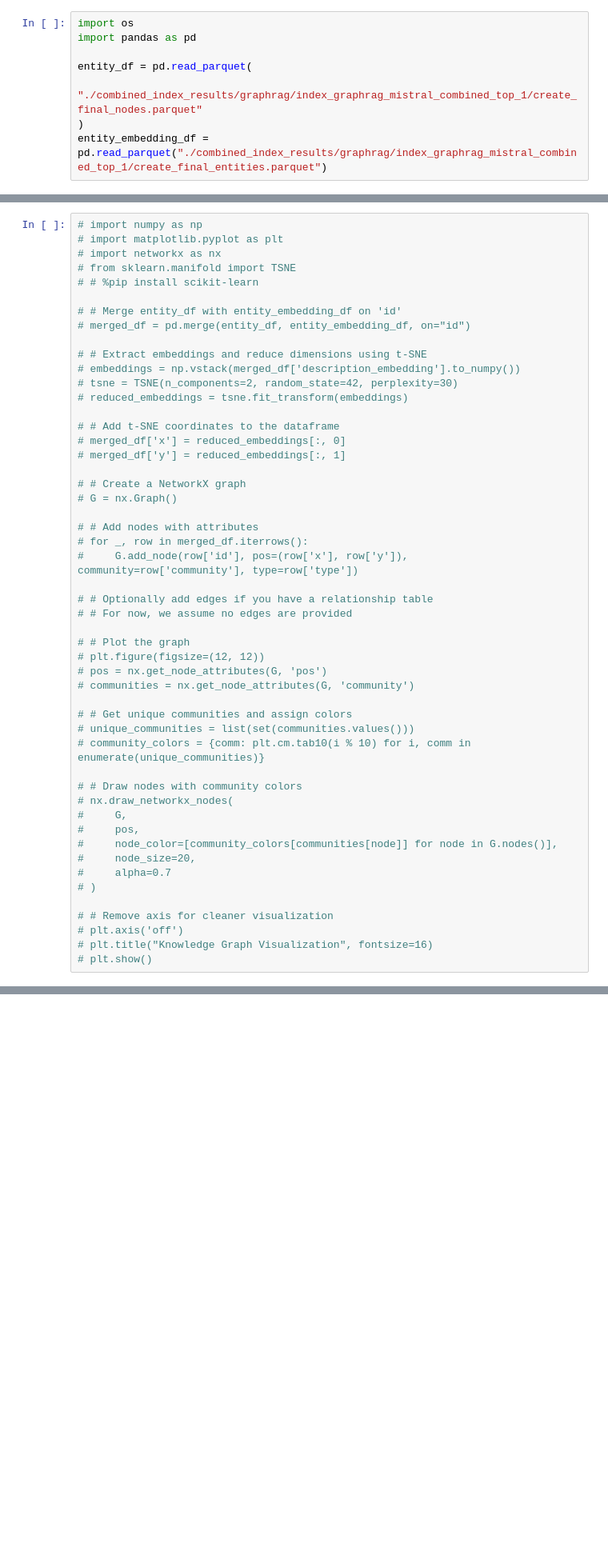
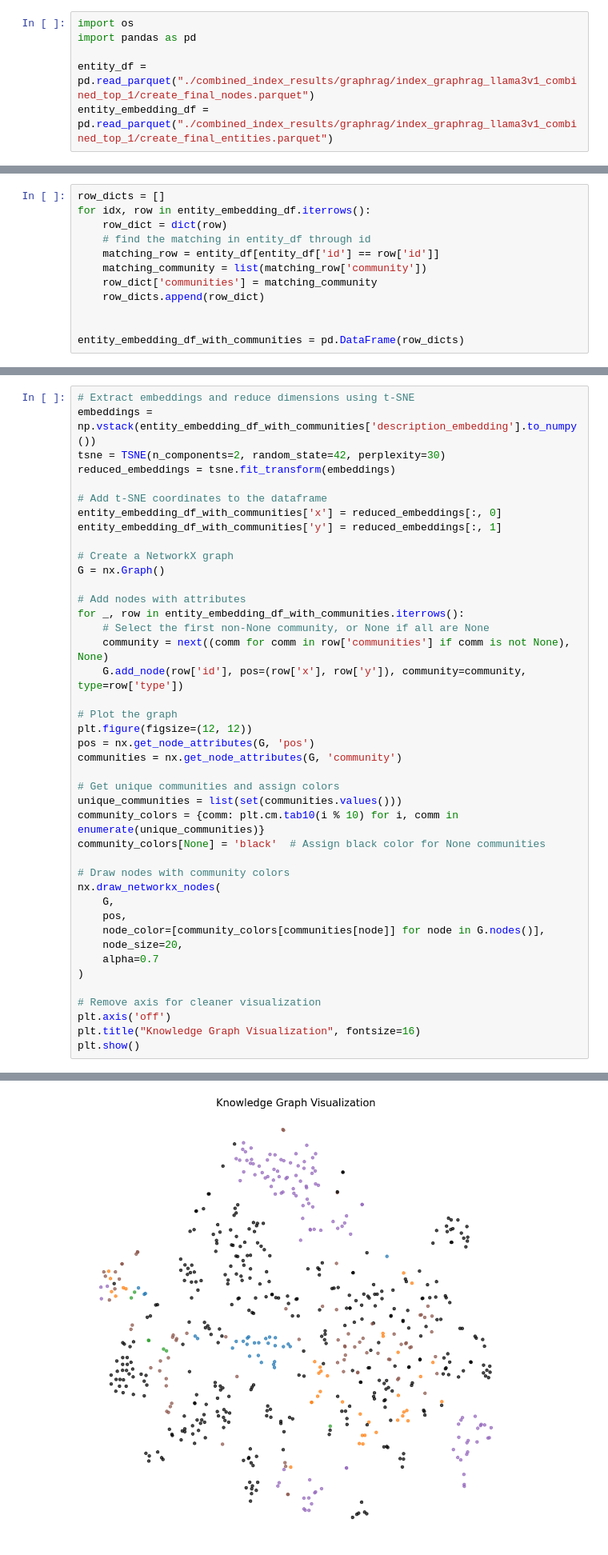
Before and after one commit to ChihchengHsieh/graphrage_for_all, a Jupyter notebook: community_plot.ipynb, the cells around one changed output, grey strips where cells are left out. Shown at 80% size. Saved outputs shown, nothing was run; the diff lists cells and outputs as text; blank space fills up the shorter version.

Commit message:
add plotting from mac.

```diff
--- a/community_plot.ipynb
+++ b/community_plot.ipynb
@@ -2,7 +2,5 @@
 import os
 import pandas as pd
 
-entity_df = pd.read_parquet(
-    "./combined_index_results/graphrag/index_graphrag_mistral_combined_top_1/create_final_nodes.parquet"
-)
-entity_embedding_df = pd.read_parquet("./combined_index_results/graphrag/index_graphrag_mistral_combined_top_1/create_final_entities.parquet")
+entity_df = pd.read_parquet("./combined_index_results/graphrag/index_graphrag_llama3v1_combined_top_1/create_final_nodes.parquet")
+entity_embedding_df = pd.read_parquet("./combined_index_results/graphrag/index_graphrag_llama3v1_combined_top_1/create_final_entities.parquet")
@@ -101,0 +329,12 @@ plt.show()
+# %%
+row_dicts = []
+for idx, row in entity_embedding_df.iterrows():
+    row_dict = dict(row)
+    # find the matching in entity_df through id
+    matching_row = entity_df[entity_df['id'] == row['id']]
+    matching_community = list(matching_row['community'])
+    row_dict['communities'] = matching_community
+    row_dicts.append(row_dict)
+
+
+entity_embedding_df_with_communities = pd.DataFrame(row_dicts)
@@ -102,52 +356,43 @@ plt.show()
 # %%
-# import numpy as np
-# import matplotlib.pyplot as plt
-# import networkx as nx
-# from sklearn.manifold import TSNE
-# # %pip install scikit-learn
+# Extract embeddings and reduce dimensions using t-SNE
+embeddings = np.vstack(entity_embedding_df_with_communities['description_embedding'].to_numpy())
+tsne = TSNE(n_components=2, random_state=42, perplexity=30)
+reduced_embeddings = tsne.fit_transform(embeddings)
 
-# # Merge entity_df with entity_embedding_df on 'id'
-# merged_df = pd.merge(entity_df, entity_embedding_df, on="id")
+# Add t-SNE coordinates to the dataframe
+entity_embedding_df_with_communities['x'] = reduced_embeddings[:, 0]
+entity_embedding_df_with_communities['y'] = reduced_embeddings[:, 1]
 
-# # Extract embeddings and reduce dimensions using t-SNE
-# embeddings = np.vstack(merged_df['description_embedding'].to_numpy())
-# tsne = TSNE(n_components=2, random_state=42, perplexity=30)
-# reduced_embeddings = tsne.fit_transform(embeddings)
+# Create a NetworkX graph
+G = nx.Graph()
 
-# # Add t-SNE coordinates to the dataframe
-# merged_df['x'] = reduced_embeddings[:, 0]
-# merged_df['y'] = reduced_embeddings[:, 1]
+# Add nodes with attributes
+for _, row in entity_embedding_df_with_communities.iterrows():
+    # Select the first non-None community, or None if all are None
+    community = next((comm for comm in row['communities'] if comm is not None), None)
+    G.add_node(row['id'], pos=(row['x'], row['y']), community=community, type=row['type'])
 
-# # Create a NetworkX graph
-# G = nx.Graph()
+# Plot the graph
+plt.figure(figsize=(12, 12))
+pos = nx.get_node_attributes(G, 'pos')
+communities = nx.get_node_attributes(G, 'community')
 
-# # Add nodes with attributes
-# for _, row in merged_df.iterrows():
-#     G.add_node(row['id'], pos=(row['x'], row['y']), community=row['community'], type=row['type'])
+# Get unique communities and assign colors
+unique_communities = list(set(communities.values()))
+community_colors = {comm: plt.cm.tab10(i % 10) for i, comm in enumerate(unique_communities)}
+community_colors[None] = 'black'  # Assign black color for None communities
 
-# # Optionally add edges if you have a relationship table
-# # For now, we assume no edges are provided
+# Draw nodes with community colors
+nx.draw_networkx_nodes(
+    G,
+    pos,
+    node_color=[community_colors[communities[node]] for node in G.nodes()],
+    node_size=20,
+    alpha=0.7
+)
 
-# # Plot the graph
-# plt.figure(figsize=(12, 12))
-# pos = nx.get_node_attributes(G, 'pos')
-# communities = nx.get_node_attributes(G, 'community')
-
-# # Get unique communities and assign colors
-# unique_communities = list(set(communities.values()))
-# community_colors = {comm: plt.cm.tab10(i % 10) for i, comm in enumerate(unique_communities)}
-
-# # Draw nodes with community colors
-# nx.draw_networkx_nodes(
-#     G,
-#     pos,
-#     node_color=[community_colors[communities[node]] for node in G.nodes()],
-#     node_size=20,
-#     alpha=0.7
-# )
-
-# # Remove axis for cleaner visualization
-# plt.axis('off')
-# plt.title("Knowledge Graph Visualization", fontsize=16)
-# plt.show()
+# Remove axis for cleaner visualization
+plt.axis('off')
+plt.title("Knowledge Graph Visualization", fontsize=16)
+plt.show()
 # %% [output]
@@ -154,0 +399 @@ OSError: [WinError -1066598274] Windows Error 0xc06d007e
+[figure, added]
```
Also changed, not shown: parts of 26 cells of this notebook, 1 other file.
